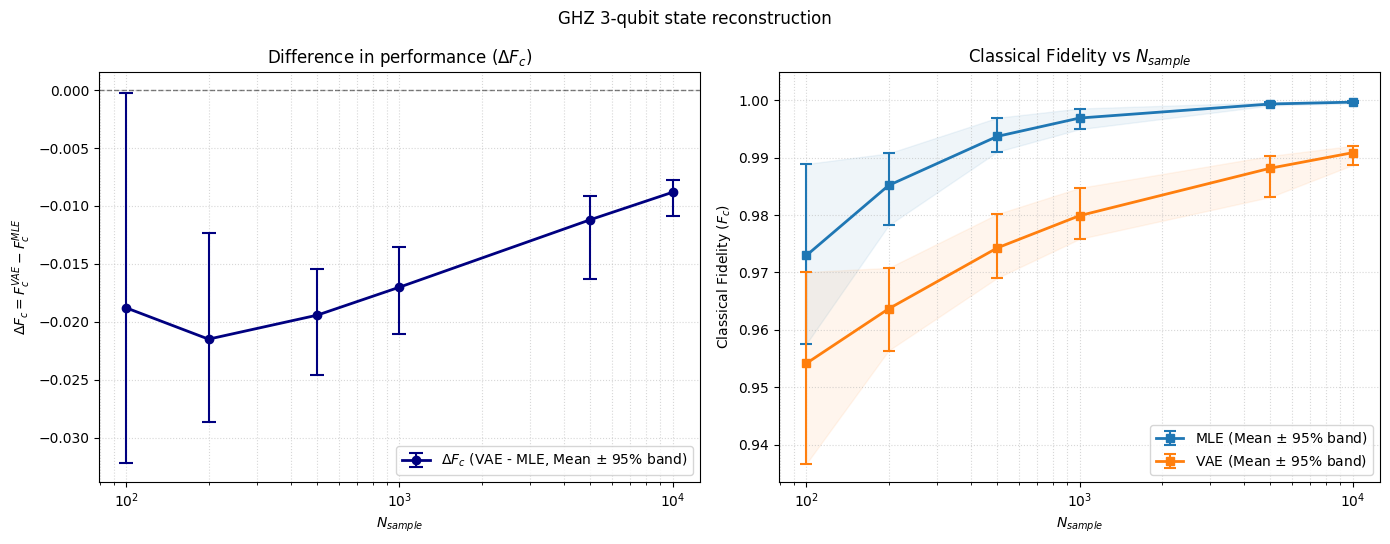
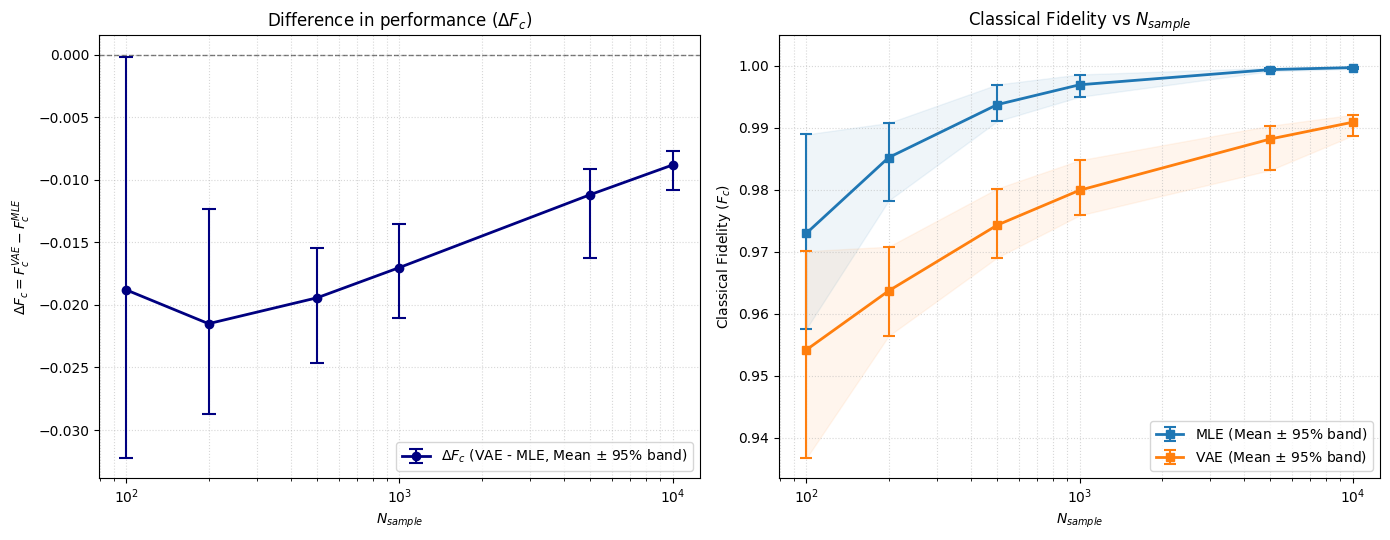
The change to this notebook cell's code, shown as a diff; its figure went from the first image to the second:
--- before
+++ after
@@ -10,4 +10,5 @@
 
 fig, (ax1, ax2) = plt.subplots(1, 2, figsize=(14, 5.5))
+# fig, ax2 = plt.subplots(figsize=(8, 5))
 
 
@@ -66,5 +67,5 @@
 
 # -- titles --
-fig.suptitle("GHZ 3-qubit state reconstruction", y=0.98)
+# fig.suptitle("GHZ 3-qubit state reconstruction", y=0.98)
 ax1.set_title("Difference in performance ($\\Delta F_c$)") #[2.5% - 97.5% percentile band]
 ax2.set_title("Classical Fidelity vs $N_{sample}$")
@@ -74,5 +75,5 @@
 
 # -- save fig --
-fig.savefig(FIGS_DIR / 'Comp_ghz3_fideliy.svg', bbox_inches='tight')
+# fig.savefig(FIGS_DIR / 'Comp_ghz3_fideliy.svg', bbox_inches='tight')
 
 plt.show()

Commit: remove plot titles, file cleaning